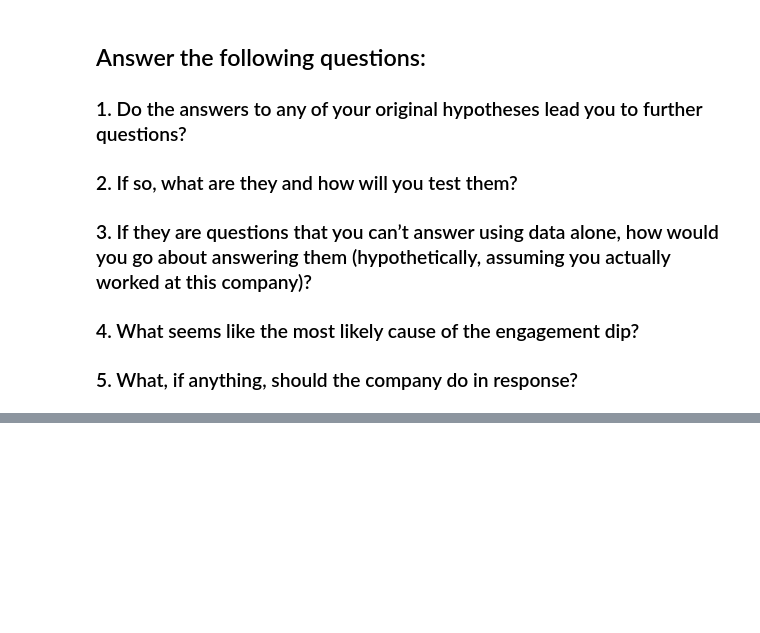
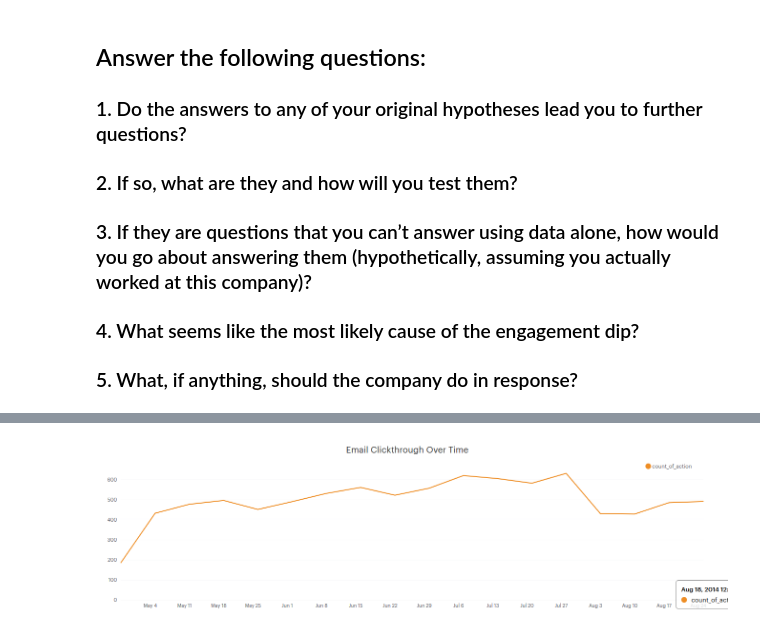
Before and after one commit to MPhillips55/SQL-notes, a Jupyter notebook: Yammer Case Study - SQL.ipynb, the cells around one changed output, grey strips where cells are left out. Cells and saved outputs as stored; diff of their text form; code cells hidden in the pictures; blank space fills up the shorter version.

```diff
--- a/Yammer Case Study - SQL.ipynb
+++ b/Yammer Case Study - SQL.ipynb
@@ -50,0 +112,4 @@ Image("capture7.png")
+# %%
+Image("capture9.png")
+# %% [output]
+[figure, added]
```
Also changed, not shown: parts of 22 cells of this notebook.
